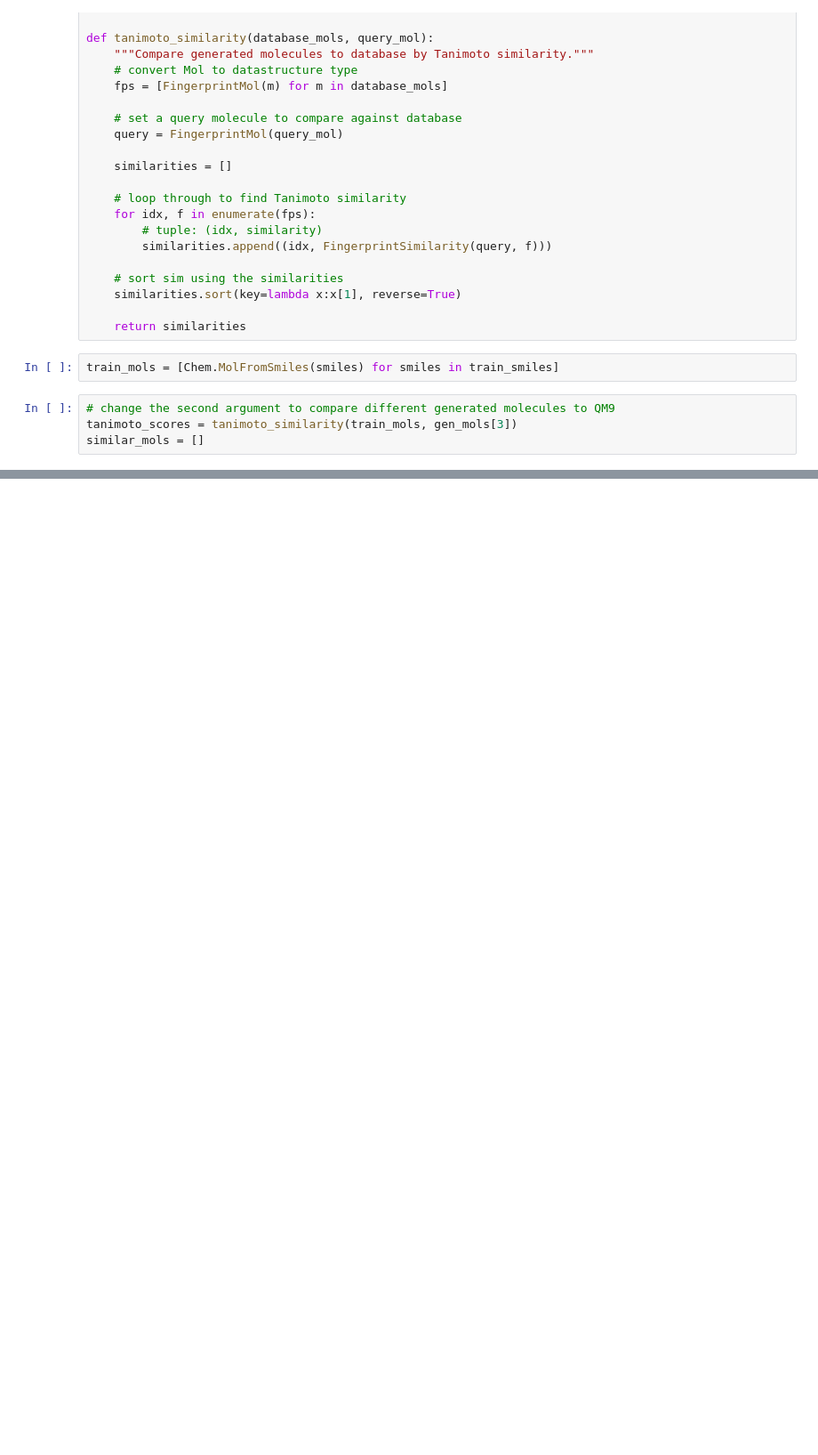
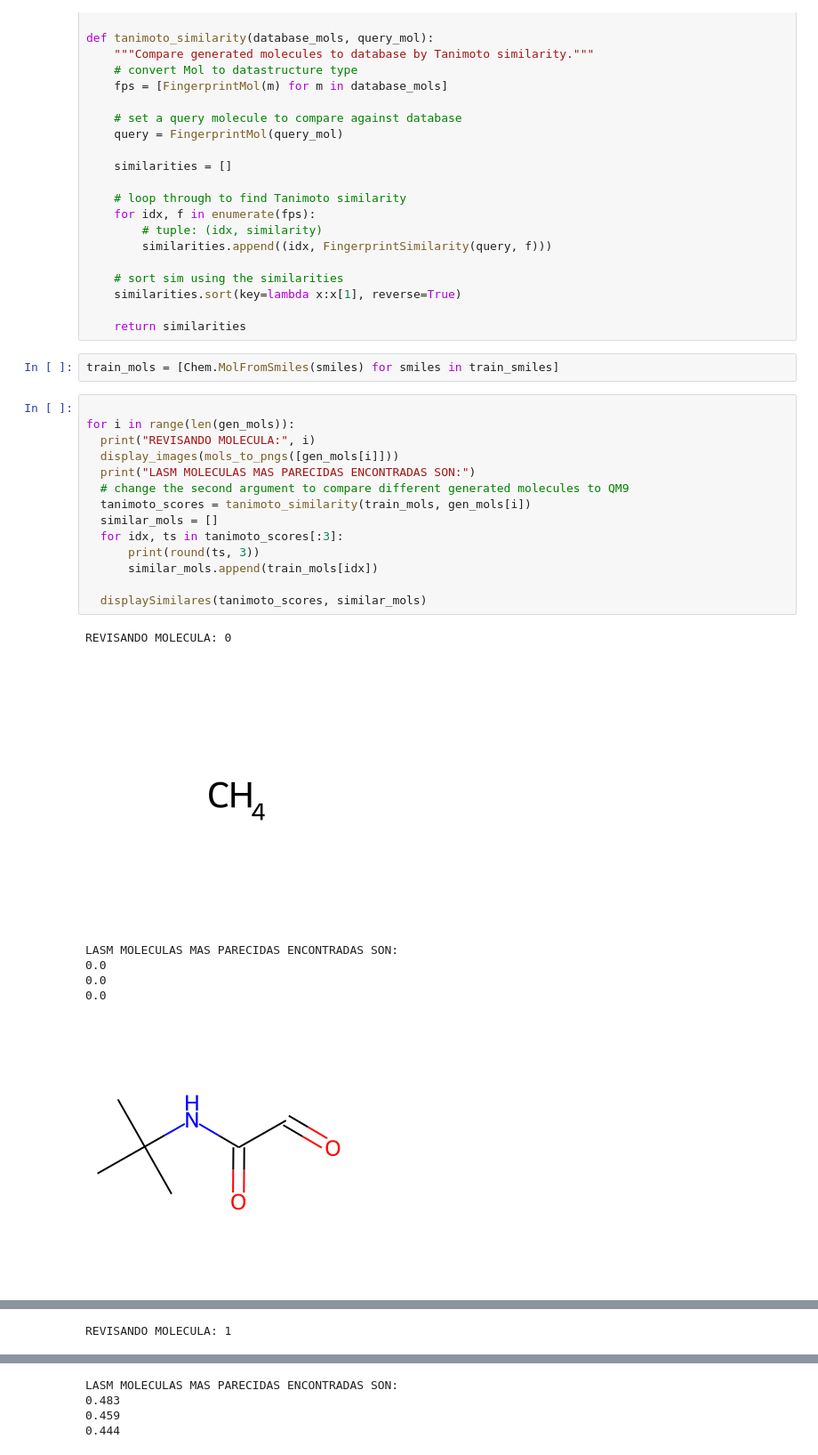
Before and after one commit to PabloCGarcia/bioDeepLearning, a Jupyter notebook: demo_nf.ipynb, the cells around one changed output, grey strips where cells are left out. Shown at 89% size. Drawn from its saved outputs; the diff is of its cells as text; blank space fills up the shorter version.

```diff
--- a/demo_nf.ipynb
+++ b/demo_nf.ipynb
@@ -444,6 +421,24 @@ def tanimoto_similarity(database_mols, query_mol):
 # %%
 train_mols = [Chem.MolFromSmiles(smiles) for smiles in train_smiles]
 # %%
-# change the second argument to compare different generated molecules to QM9
-tanimoto_scores = tanimoto_similarity(train_mols, gen_mols[3])
-similar_mols = []
+
+for i in range(len(gen_mols)):
+  print("REVISANDO MOLECULA:", i)
+  display_images(mols_to_pngs([gen_mols[i]]))
+  print("LASM MOLECULAS MAS PARECIDAS ENCONTRADAS SON:")
+  # change the second argument to compare different generated molecules to QM9
+  tanimoto_scores = tanimoto_similarity(train_mols, gen_mols[i])
+  similar_mols = []
+  for idx, ts in tanimoto_scores[:3]:
+      print(round(ts, 3))
+      similar_mols.append(train_mols[idx])
+
+  displaySimilares(tanimoto_scores, similar_mols)
+# %% [output]
+REVISANDO MOLECULA: 0
+[figure, added]
+LASM MOLECULAS MAS PARECIDAS ENCONTRADAS SON:
+0.0
+0.0
+0.0
+[figure, added]
@@ -449,0 +447 @@ similar_mols = []
+REVISANDO MOLECULA: 1
@@ -449,0 +449,4 @@ similar_mols = []
+LASM MOLECULAS MAS PARECIDAS ENCONTRADAS SON:
+0.483
+0.459
+0.444
```
Also changed, not shown: parts of 24 cells of this notebook.
